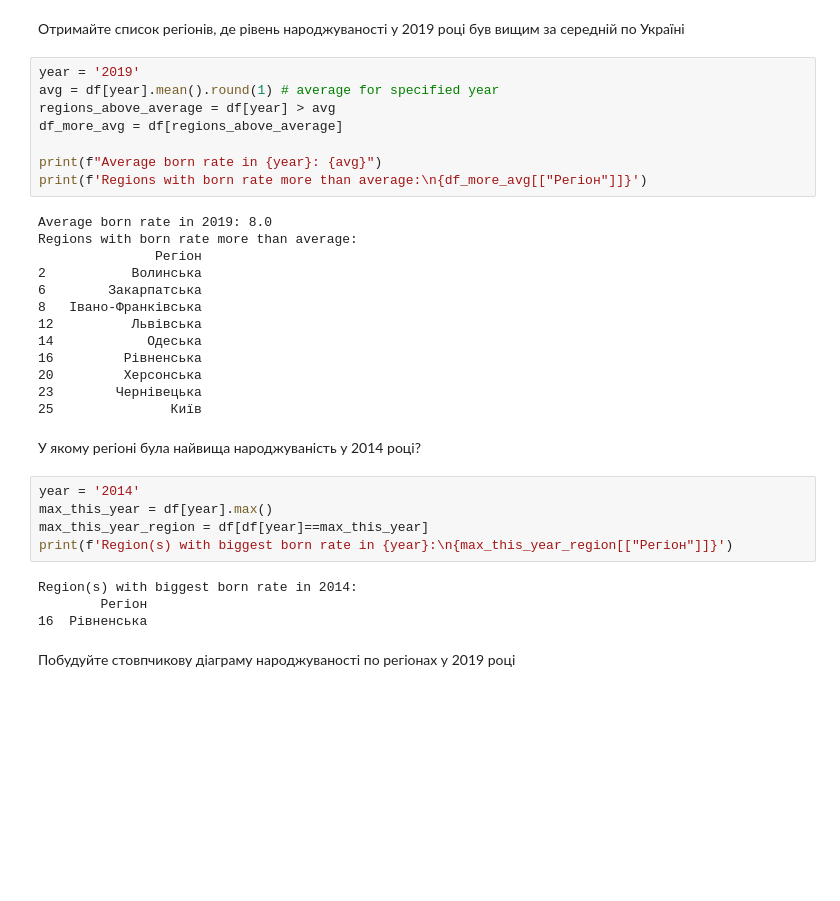
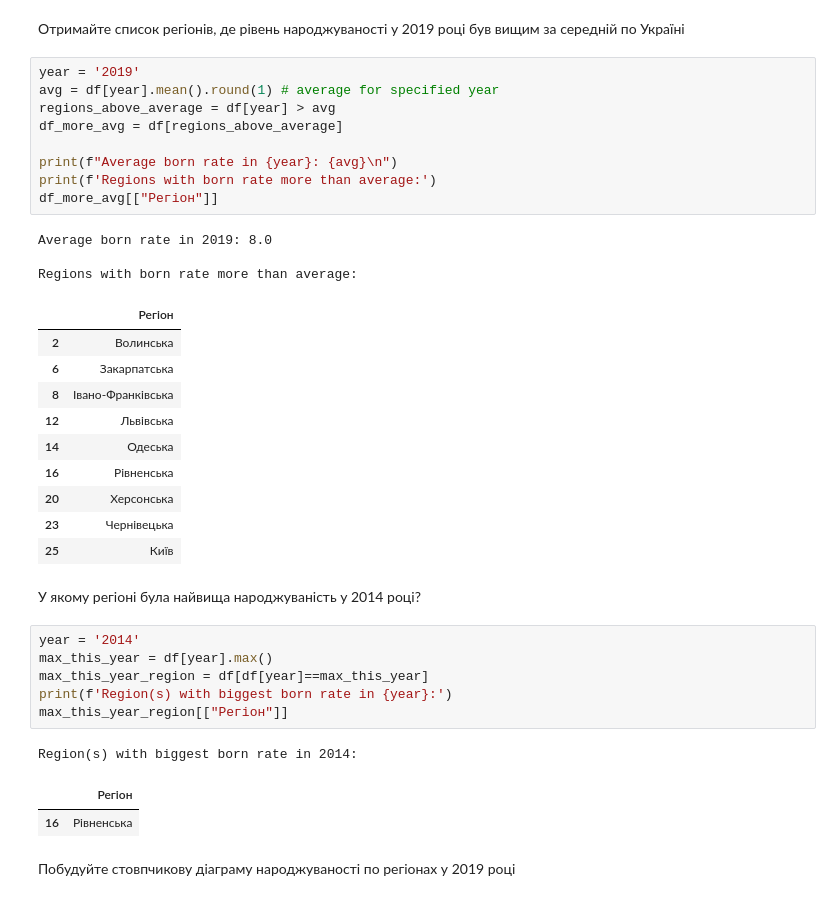
Before and after one commit to AlexanderSingaevsky/DataScience, a Jupyter notebook: Hw02/Hw2.1.ipynb, the cells around one changed output. Saved outputs shown, nothing was run; the diff lists cells and outputs as text; blank space fills up the shorter version.

```diff
--- a/Hw02/Hw2.1.ipynb
+++ b/Hw02/Hw2.1.ipynb
@@ -92,35 +92,38 @@ df
 # %%
 year = '2019'
 avg = df[year].mean().round(1) # average for specified year
 regions_above_average = df[year] > avg
 df_more_avg = df[regions_above_average]
 
-print(f"Average born rate in {year}: {avg}")
-print(f'Regions with born rate more than average:\n{df_more_avg[["Регіон"]]}')
+print(f"Average born rate in {year}: {avg}\n")
+print(f'Regions with born rate more than average:')
+df_more_avg[["Регіон"]]
 # %% [output]
 Average born rate in 2019: 8.0
+
 Regions with born rate more than average:
-               Регіон
-2           Волинська
-6        Закарпатська
-8   Івано-Франківська
-12          Львівська
-14            Одеська
-16         Рівненська
-20         Херсонська
-23        Чернівецька
-25               Київ
+|  | Регіон |
+| 2 | Волинська |
+| 6 | Закарпатська |
+| 8 | Івано-Франківська |
+| 12 | Львівська |
+| 14 | Одеська |
+| 16 | Рівненська |
+| 20 | Херсонська |
+| 23 | Чернівецька |
+| 25 | Київ |
 # %% [markdown]
 У якому регіоні була найвища народжуваність у 2014 році?
 # %%
 year = '2014'
 max_this_year = df[year].max()
 max_this_year_region = df[df[year]==max_this_year]
-print(f'Region(s) with biggest born rate in {year}:\n{max_this_year_region[["Регіон"]]}')
+print(f'Region(s) with biggest born rate in {year}:')
+max_this_year_region[["Регіон"]]
 # %% [output]
 Region(s) with biggest born rate in 2014:
-        Регіон
-16  Рівненська
+|  | Регіон |
+| 16 | Рівненська |
 # %% [markdown]
 Побудуйте стовпчикову діаграму народжуваності по регіонах у 2019 році
 # %%
```
Also changed, not shown: 4 other files.
